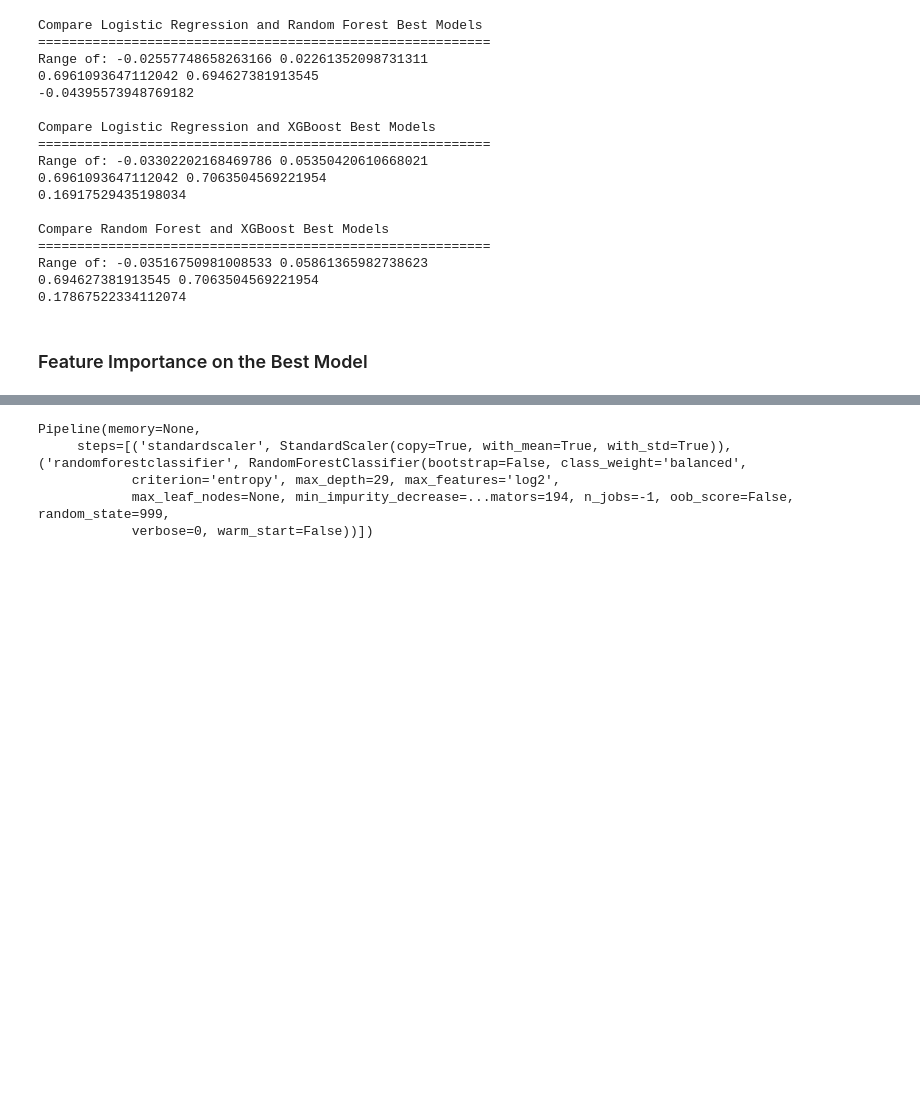
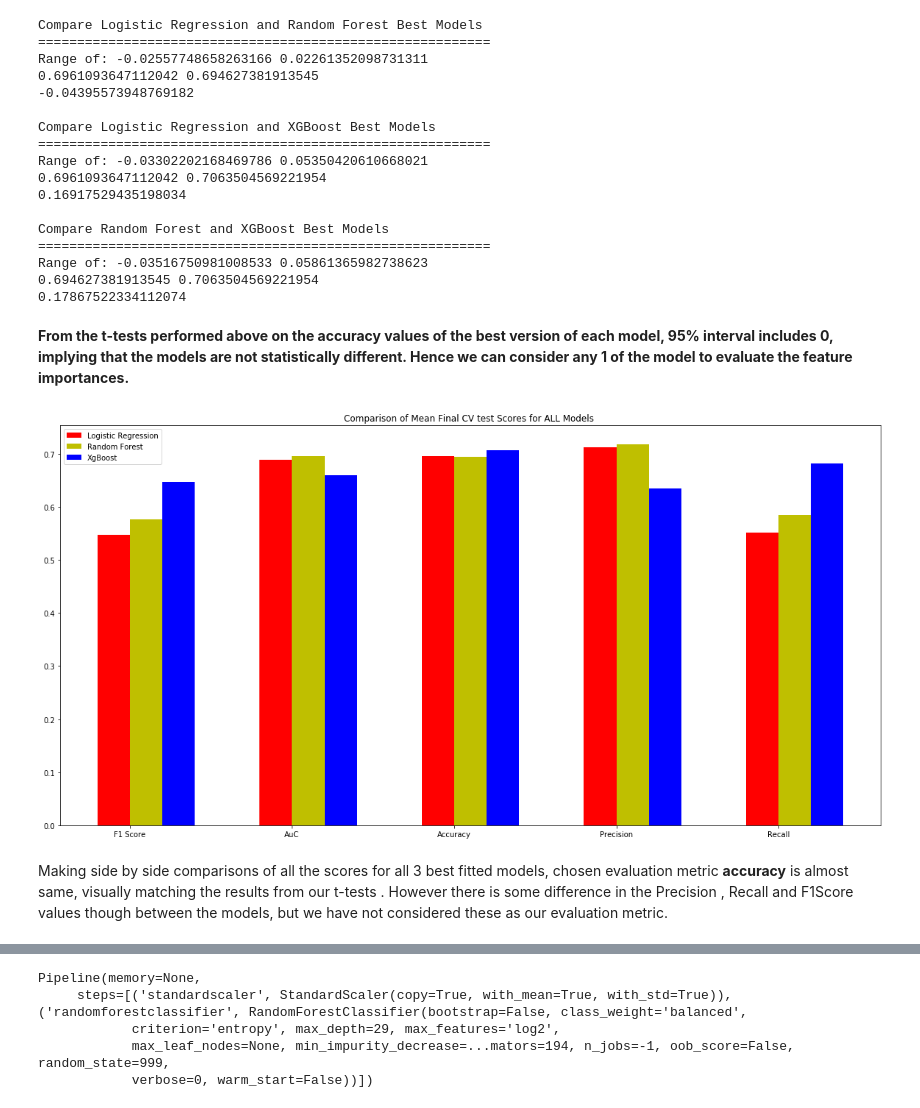
Before and after one commit to nhendersonkuns/awesomedataminers, a Jupyter notebook: Lab2_housing_models_final.ipynb, the cells around one changed output, grey strips where cells are left out. Cells and saved outputs as stored; diff of their text form; code cells hidden in the pictures; blank space fills up the shorter version.

```diff
--- a/Lab2_housing_models_final.ipynb
+++ b/Lab2_housing_models_final.ipynb
@@ -2956,5 +2958,30 @@ Compare Random Forest and XGBoost Best Models
 Range of: -0.03516750981008533 0.05861365982738623
 0.694627381913545 0.7063504569221954
 0.17867522334112074
-# %% [markdown]
-### Feature Importance on the Best Model
+# %% [markdown]
+**From the t-tests performed above on the accuracy values of the best version of each model, 95% interval includes 0, implying that the models are not statistically different. Hence we can consider any 1 of the model to evaluate the feature importances.**
+# %%
+N = 5
+
+fig, ax = plt.subplots(figsize=(20,10))
+
+ind = np.arange(N)    # the x locations for the groups
+width = 0.20         # the width of the bars
+p1 = ax.bar(ind, p2lrBestFitModelCVTestResults.mean(), width, color='r', bottom=0)
+
+p2 = ax.bar(ind + width, RFBestFitModelCVTestResults.mean(), width, color='y', bottom=0)
+
+p3 = ax.bar(ind + 2*width, XGBBestFitModelCVTestResults.mean(), width, color='b', bottom=0)
+
+ax.set_title('Comparison of Mean Final CV test Scores for ALL Models ')
+ax.set_xticks(ind + width / 2)
+ax.set_xticklabels(('F1 Score', 'AuC', 'Accuracy', 'Precision', 'Recall'))
+
+ax.legend((p1[0], p2[0], p3[0]), ('Logistic Regression', 'Random Forest', 'XgBoost'))
+ax.autoscale_view()
+
+plt.show()
+# %% [output]
+[figure, added]
+# %% [markdown]
+Making side by side comparisons of all the scores for all 3 best fitted models, chosen evaluation metric **accuracy** is almost same, visually matching the results from our t-tests . However there is some difference in the Precision , Recall and F1Score values though between the models, but we have not considered these as our evaluation metric.
```
Also changed, not shown: parts of 13 cells of this notebook.
